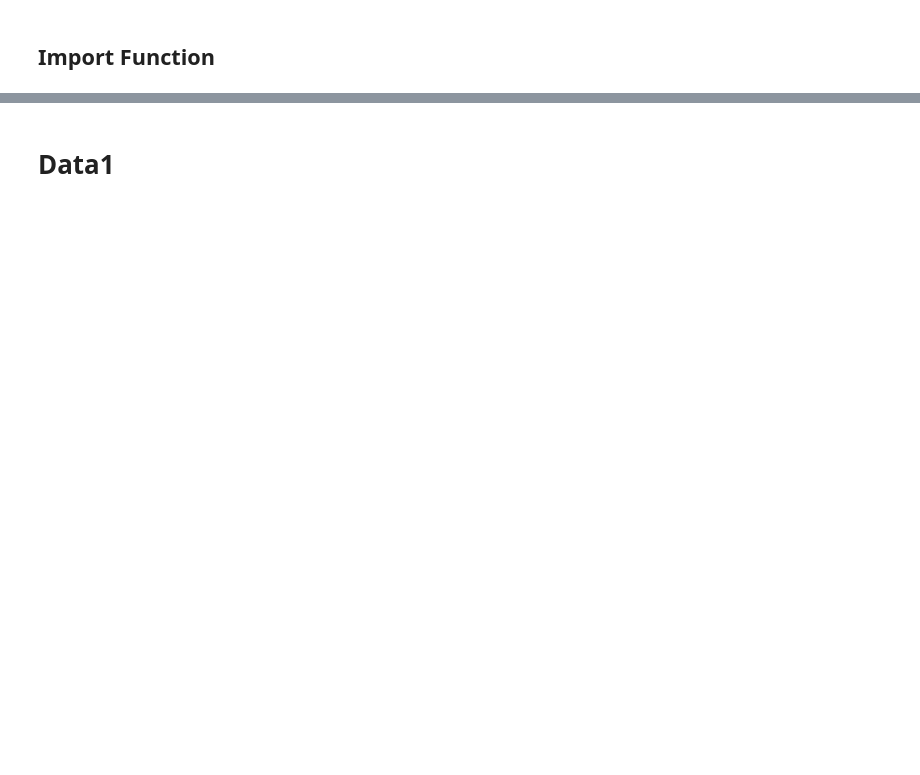
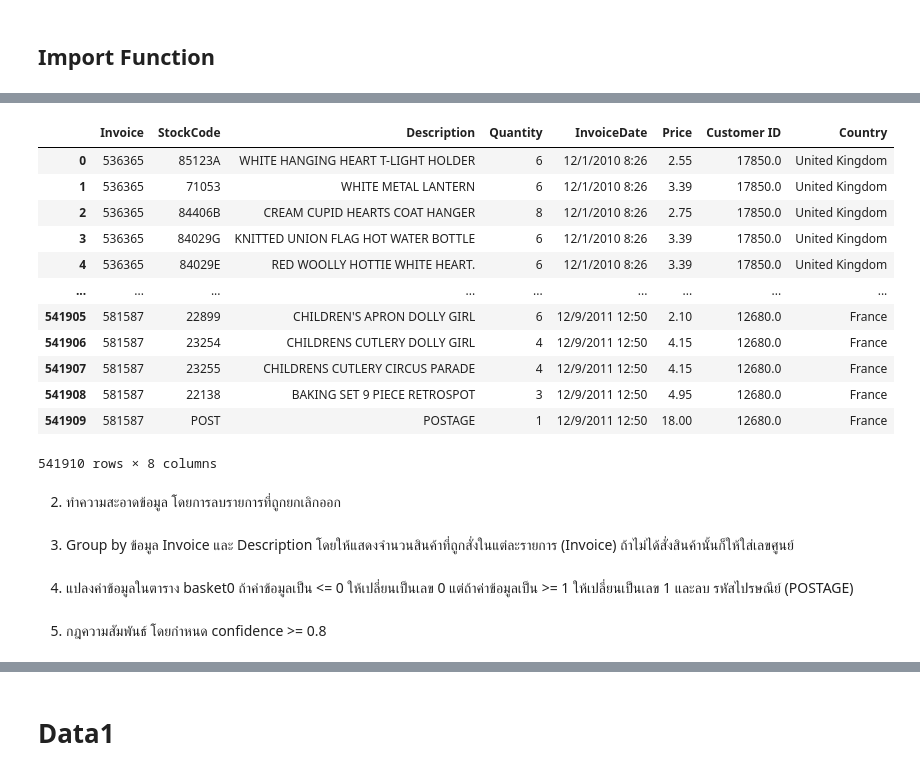
Before and after one commit to PondKann/KKU_data_mining, a Jupyter notebook: Data_Online.ipynb, the cells around one changed output, grey strips where cells are left out. Cells and saved outputs as stored; diff of their text form; code cells hidden in the pictures; blank space fills up the shorter version.

```diff
--- a/Data_Online.ipynb
+++ b/Data_Online.ipynb
@@ -24,0 +29,4 @@ data_path = os.path.join(path,'online_retail_II.xlsx')
+# %%
+data_path = os.path.join(path,'online_retail_II.csv')
+datacsv = pd.read_csv(os.path.join(path,'online_retail_II.csv'),encoding='utf-8')
+df = datacsv
@@ -24,0 +51,18 @@ data_path = os.path.join(path,'online_retail_II.xlsx')
+# %%
+df
+# %% [output]
+|  | Invoice | StockCode | Description | Quantity | InvoiceDate | Price | Customer ID | Country |
+| 0 | 536365 | 85123A | WHITE HANGING HEART T-LIGHT HOLDER | 6 | 12/1/2010 8:26 | 2.55 | 17850.0 | United Kingdom |
+| 1 | 536365 | 71053 | WHITE METAL LANTERN | 6 | 12/1/2010 8:26 | 3.39 | 17850.0 | United Kingdom |
+| 2 | 536365 | 84406B | CREAM CUPID HEARTS COAT HANGER | 8 | 12/1/2010 8:26 | 2.75 | 17850.0 | United Kingdom |
+| 3 | 536365 | 84029G | KNITTED UNION FLAG HOT WATER BOTTLE | 6 | 12/1/2010 8:26 | 3.39 | 17850.0 | United Kingdom |
+| 4 | 536365 | 84029E | RED WOOLLY HOTTIE WHITE HEART. | 6 | 12/1/2010 8:26 | 3.39 | 17850.0 | United Kingdom |
+| ... | ... | ... | ... | ... | ... | ... | ... | ... |
+| 541905 | 581587 | 22899 | CHILDREN'S APRON DOLLY GIRL | 6 | 12/9/2011 12:50 | 2.10 | 12680.0 | France |
+| 541906 | 581587 | 23254 | CHILDRENS CUTLERY DOLLY GIRL | 4 | 12/9/2011 12:50 | 4.15 | 12680.0 | France |
+| 541907 | 581587 | 23255 | CHILDRENS CUTLERY CIRCUS PARADE | 4 | 12/9/2011 12:50 | 4.15 | 12680.0 | France |
+| 541908 | 581587 | 22138 | BAKING SET 9 PIECE RETROSPOT | 3 | 12/9/2011 12:50 | 4.95 | 12680.0 | France |
+| 541909 | 581587 | POST | POSTAGE | 1 | 12/9/2011 12:50 | 18.00 | 12680.0 | France |
+541910 rows × 8 columns
+# %% [markdown]
+2. ทำความสะอาดข้อมูล โดยการลบรายการที่ถูกยกเลิกออก
@@ -24,0 +74,2 @@ data_path = os.path.join(path,'online_retail_II.xlsx')
+# %% [markdown]
+3. Group by ข้อมูล Invoice และ Description โดยให้แสดงจำนวนสินค้าที่ถูกสั่งในแต่ละรายการ (Invoice) ถ้าไม่ได้สั่งสินค้านั้นก็ให้ใส่เลขศูนย์
@@ -24,0 +80,2 @@ data_path = os.path.join(path,'online_retail_II.xlsx')
+# %% [markdown]
+4. แปลงค่าข้อมูลในตาราง basket0 ถ้าค่าข้อมูลเป็น <= 0 ให้เปลี่ยนเป็นเลข 0 แต่ถ้าค่าข้อมูลเป็น >= 1 ให้เปลี่ยนเป็นเลข 1 และลบ รหัสไปรษณีย์ (POSTAGE)
@@ -24,0 +91,2 @@ data_path = os.path.join(path,'online_retail_II.xlsx')
+# %% [markdown]
+5. กฎความสัมพันธ์ โดยกำหนด confidence >= 0.8
```
Also changed, not shown: parts of 33 cells of this notebook.
